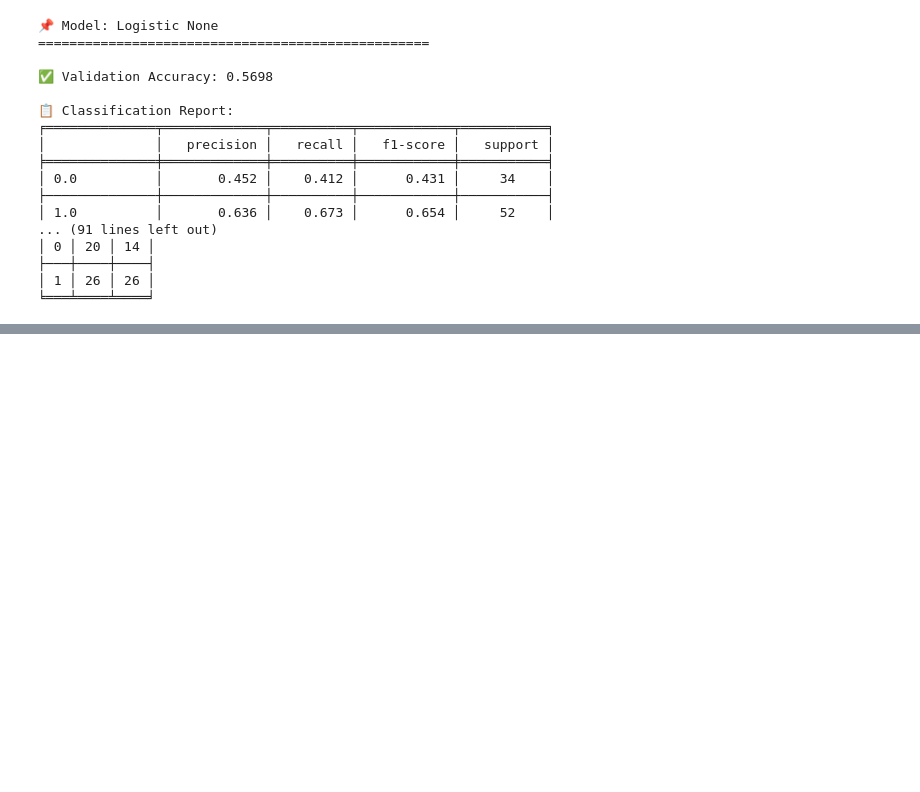
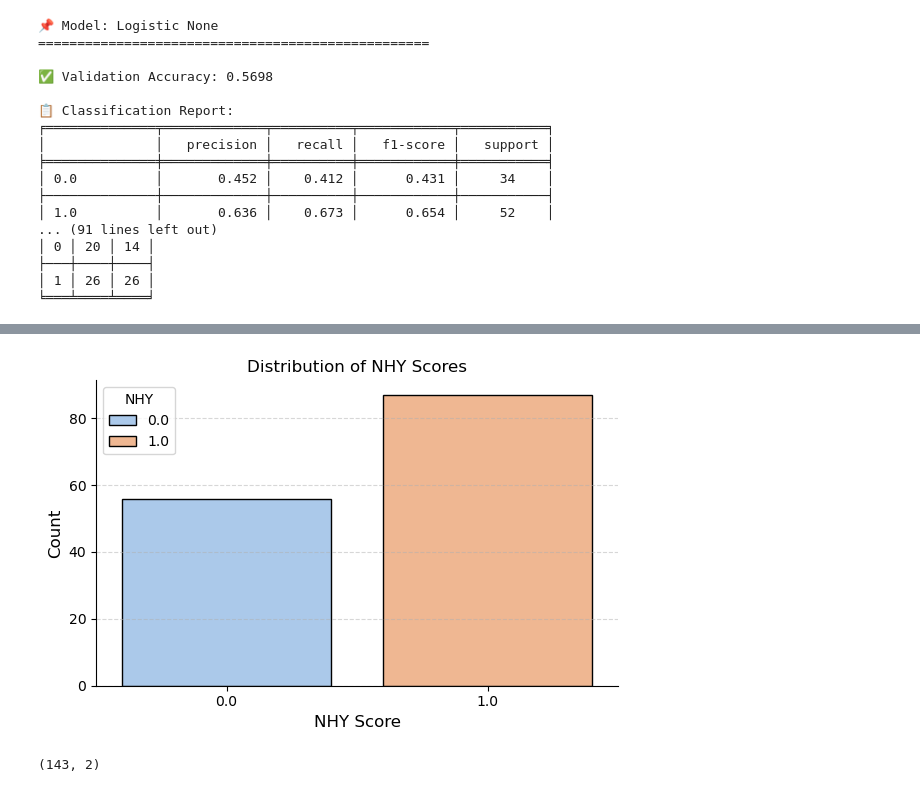
Before and after one commit to veenabala123/summer-2025-parkinsonpredict, a Jupyter notebook: notebooks/models/Binary/model_baseline_multimodal.ipynb, the cells around one changed output, grey strips where cells are left out. Cells and saved outputs as stored; diff of their text form; code cells hidden in the pictures; blank space fills up the shorter version.

```diff
--- a/notebooks/models/Binary/model_baseline_multimodal.ipynb
+++ b/notebooks/models/Binary/model_baseline_multimodal.ipynb
@@ -221,0 +269,17 @@ for model_type in models_list:
+# %%
+X_train, Y_train, X_cv, Y_cv, X_test, Y_test = dataload_all_cls.data_split(X_data, Y_data)
+
+eval_objs_test = {}
+eval_results_test = {}
+
+for model_type in models_list:
+    for cw in class_weight_list:
+        key = f"{model_type}_{cw}"
+        model_key = f"model_{model_type}_{cw}"
+
+        # Create Evaluate object
+        eval_objs_test[key] = Evaluate(trained_models_all[model_key], X_cv, Y_cv)
+
+        # Run and store results
+        print(f"\n📌 Model: {model_key.replace('model_', '').replace('_', ' ').title()}\n{'=' * 50}")
+        eval_results_test[key] = eval_objs_test[key].report_validation_metrics()
@@ -221,0 +370,17 @@ for model_type in models_list:
+# %%
+plt.figure(figsize=(6, 4))
+sns.countplot(x='NHY', data=Y_test.to_frame(name='NHY'), hue='NHY', palette='pastel', edgecolor='black')
+plt.title("Distribution of NHY Scores", fontsize=12)
+plt.xlabel("NHY Score", fontsize=12)
+plt.ylabel("Count", fontsize=12)
+plt.grid(axis='y', linestyle='--', alpha=0.5)
+sns.despine()
+plt.tight_layout()
+plt.show()
+# %% [output]
+[figure, added]
+# %%
+y_score = eval_obj_final.predict_proba(eval_obj_final.x_test)
+print(y_score.shape)
+# %% [output]
+(143, 2)
```
Also changed, not shown: parts of 7 cells of this notebook, 4 other files.
